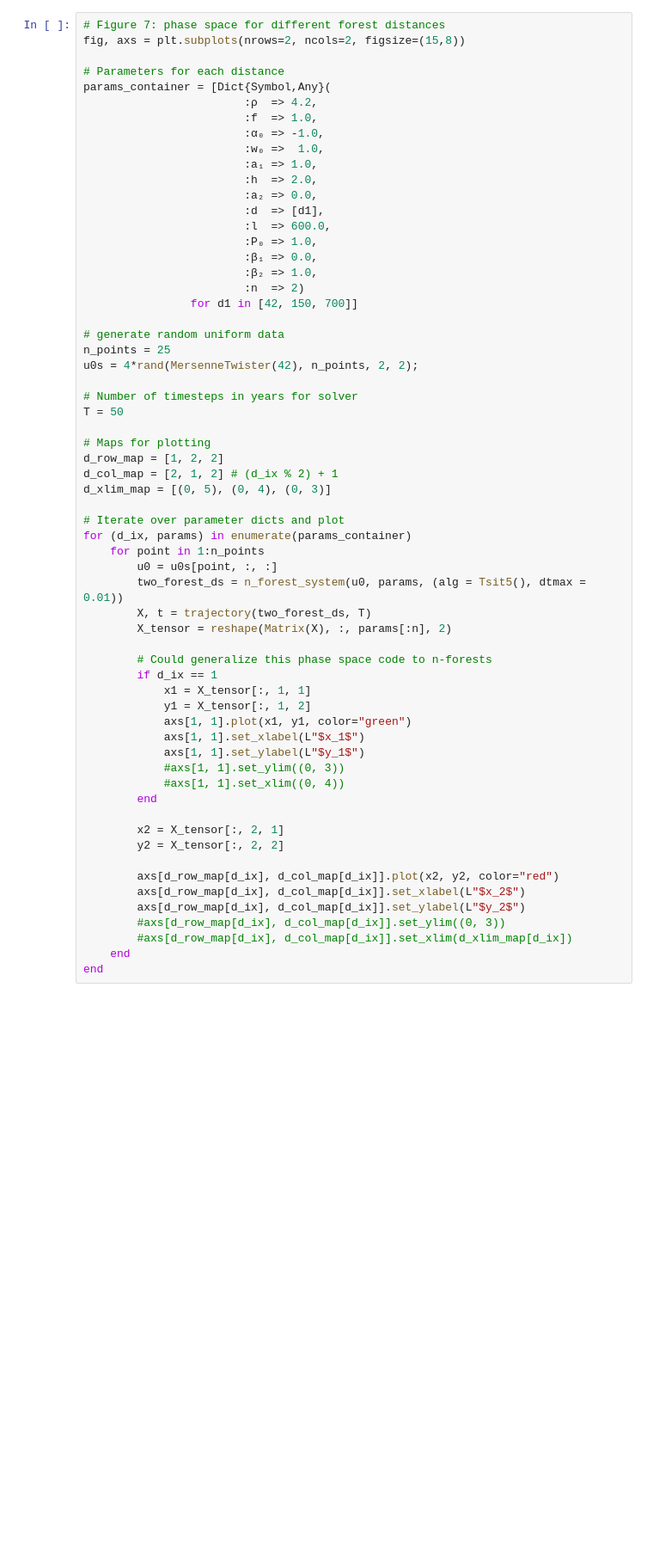
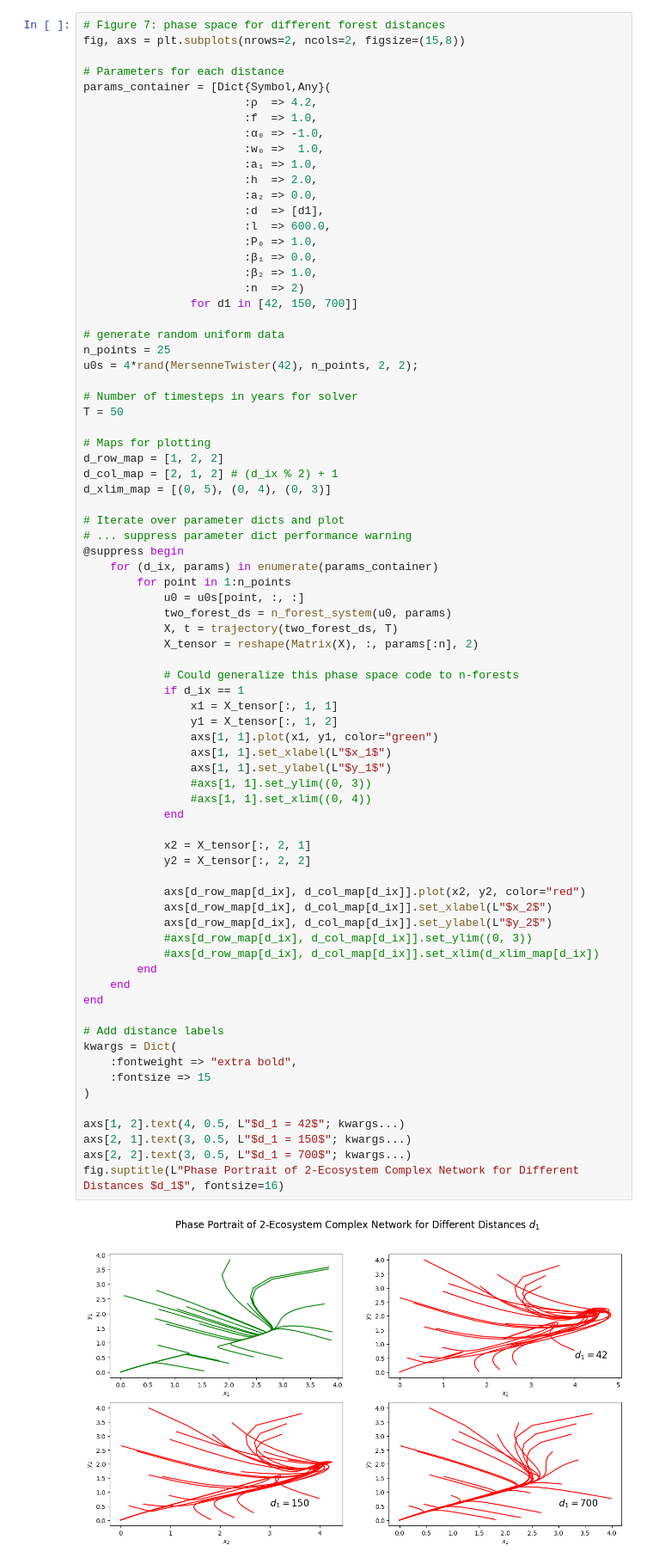
Before and after one commit to marcelvdla/CSSim, a Jupyter notebook: notebooks/fig7_jl.ipynb, the cells around one changed output. Shown at 86% size. Saved outputs shown, nothing was run; the diff lists cells and outputs as text; blank space fills up the shorter version.

Commit message:
reproduces figure 7 with labels (no equilibria yet)

```diff
--- a/notebooks/fig7_jl.ipynb
+++ b/notebooks/fig7_jl.ipynb
@@ -19,54 +20,69 @@ params_container = [Dict{Symbol,Any}(
                         :w₀ =>  1.0,
                         :a₁ => 1.0,
                         :h  => 2.0,
                         :a₂ => 0.0,
                         :d  => [d1],
                         :l  => 600.0,
                         :P₀ => 1.0,
                         :β₁ => 0.0,
                         :β₂ => 1.0,
                         :n  => 2)
                 for d1 in [42, 150, 700]]
 
 # generate random uniform data
 n_points = 25
 u0s = 4*rand(MersenneTwister(42), n_points, 2, 2);
 
 # Number of timesteps in years for solver
 T = 50
 
 # Maps for plotting
 d_row_map = [1, 2, 2]
 d_col_map = [2, 1, 2] # (d_ix % 2) + 1
 d_xlim_map = [(0, 5), (0, 4), (0, 3)]
 
 # Iterate over parameter dicts and plot
-for (d_ix, params) in enumerate(params_container)
-    for point in 1:n_points
-        u0 = u0s[point, :, :]
-        two_forest_ds = n_forest_system(u0, params, (alg = Tsit5(), dtmax = 0.01))
-        X, t = trajectory(two_forest_ds, T)
-        X_tensor = reshape(Matrix(X), :, params[:n], 2)
+# ... suppress parameter dict performance warning
+@suppress begin
+    for (d_ix, params) in enumerate(params_container)
+        for point in 1:n_points
+            u0 = u0s[point, :, :]
+            two_forest_ds = n_forest_system(u0, params)
+            X, t = trajectory(two_forest_ds, T)
+            X_tensor = reshape(Matrix(X), :, params[:n], 2)
 
-        # Could generalize this phase space code to n-forests
-        if d_ix == 1
-            x1 = X_tensor[:, 1, 1]
-            y1 = X_tensor[:, 1, 2]
-            axs[1, 1].plot(x1, y1, color="green")
-            axs[1, 1].set_xlabel(L"$x_1$")
-            axs[1, 1].set_ylabel(L"$y_1$")
-            #axs[1, 1].set_ylim((0, 3))
-            #axs[1, 1].set_xlim((0, 4))
+            # Could generalize this phase space code to n-forests
+            if d_ix == 1
+                x1 = X_tensor[:, 1, 1]
+                y1 = X_tensor[:, 1, 2]
+                axs[1, 1].plot(x1, y1, color="green")
+                axs[1, 1].set_xlabel(L"$x_1$")
+                axs[1, 1].set_ylabel(L"$y_1$")
+                #axs[1, 1].set_ylim((0, 3))
+                #axs[1, 1].set_xlim((0, 4))
+            end
+
+            x2 = X_tensor[:, 2, 1]
+            y2 = X_tensor[:, 2, 2]
+
+            axs[d_row_map[d_ix], d_col_map[d_ix]].plot(x2, y2, color="red")
+            axs[d_row_map[d_ix], d_col_map[d_ix]].set_xlabel(L"$x_2$")
+            axs[d_row_map[d_ix], d_col_map[d_ix]].set_ylabel(L"$y_2$")
+            #axs[d_row_map[d_ix], d_col_map[d_ix]].set_ylim((0, 3))
+            #axs[d_row_map[d_ix], d_col_map[d_ix]].set_xlim(d_xlim_map[d_ix])
         end
-
-        x2 = X_tensor[:, 2, 1]
-        y2 = X_tensor[:, 2, 2]
-
-        axs[d_row_map[d_ix], d_col_map[d_ix]].plot(x2, y2, color="red")
-        axs[d_row_map[d_ix], d_col_map[d_ix]].set_xlabel(L"$x_2$")
-        axs[d_row_map[d_ix], d_col_map[d_ix]].set_ylabel(L"$y_2$")
-        #axs[d_row_map[d_ix], d_col_map[d_ix]].set_ylim((0, 3))
-        #axs[d_row_map[d_ix], d_col_map[d_ix]].set_xlim(d_xlim_map[d_ix])
     end
 end
+
+# Add distance labels
+kwargs = Dict(
+    :fontweight => "extra bold",
+    :fontsize => 15
+)
+
+axs[1, 2].text(4, 0.5, L"$d_1 = 42$"; kwargs...)
+axs[2, 1].text(3, 0.5, L"$d_1 = 150$"; kwargs...)
+axs[2, 2].text(3, 0.5, L"$d_1 = 700$"; kwargs...)
+fig.suptitle(L"Phase Portrait of 2-Ecosystem Complex Network for Different Distances $d_1$", fontsize=16)
 # %% [output]
+[figure, new version]
```
Also changed, not shown: parts of 3 cells of this notebook, 2 other files.
